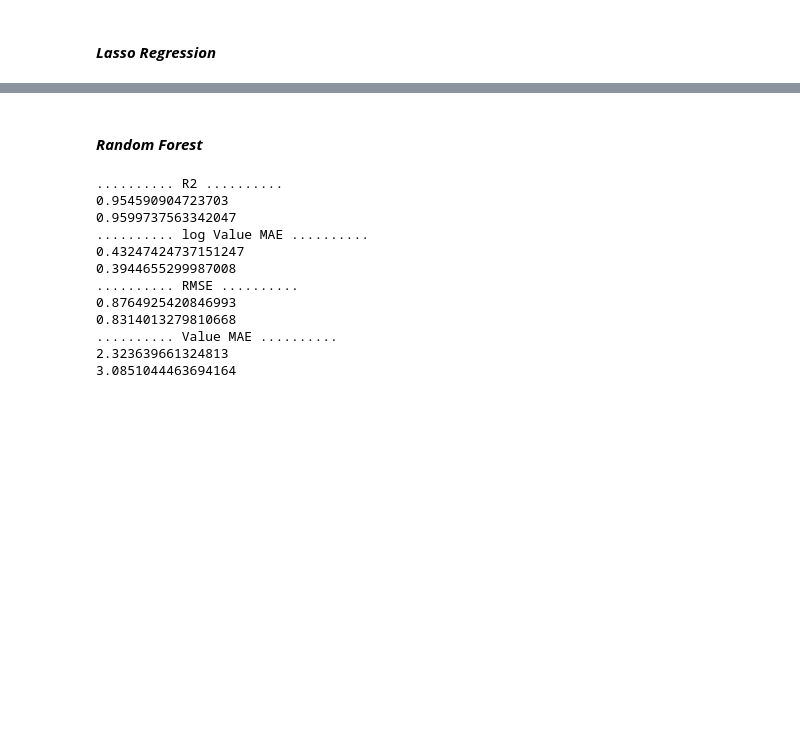
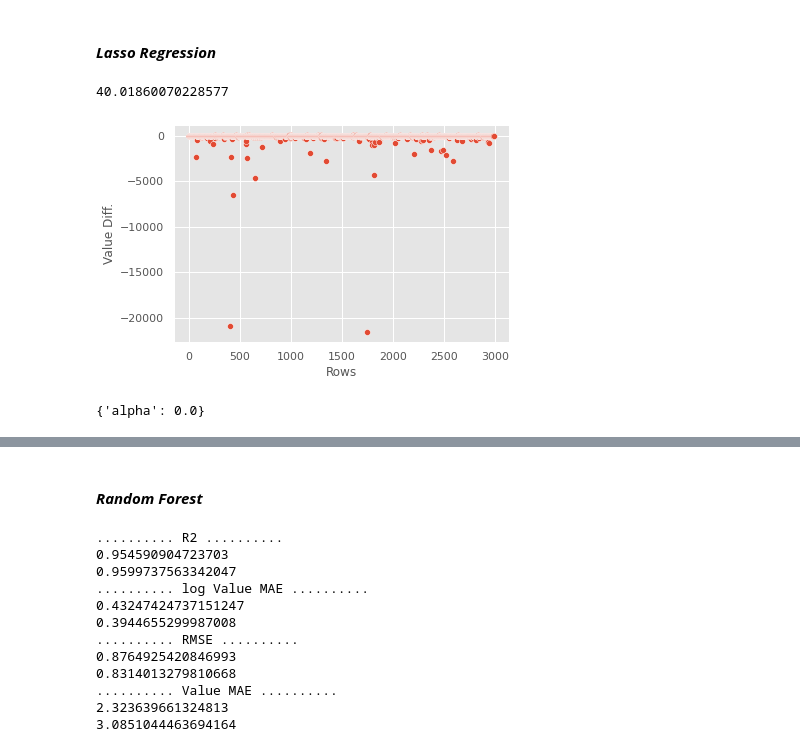
Before and after one commit to shafieiali42/Football-analysis, a Jupyter notebook: SoccerAnalysis.ipynb, the cells around one changed output, grey strips where cells are left out. Cells and saved outputs as stored; diff of their text form; code cells hidden in the pictures; blank space fills up the shorter version.

Commit message:
Add linear regression,lasso,ridge

```diff
--- a/SoccerAnalysis.ipynb
+++ b/SoccerAnalysis.ipynb
@@ -660,2 +755,25 @@ sns.heatmap(train_df.corr(),cmap="seismic",annot=True,vmin=-1,vmax=1)
 # %% [markdown]
 #### ***Lasso Regression***
+# %%
+from sklearn.ensemble import RandomForestRegressor
+import time
+current_time=time.time()
+parameters = {'alpha':np.arange(0,5,0.01)}
+lasso =linear_model.Lasso()
+lasso_GS=GridSearchCV(lasso, parameters,scoring="neg_mean_absolute_error",cv=4,return_train_score=True)
+lasso_GS.fit(X_train,y_train)
+best_lasso_model=lasso_GS.best_estimator_
+y_pred=lasso_GS.best_estimator_.predict(X_test)
+y_pred_value=np.exp(y_pred)
+y_test_value=np.exp(y_test)
+sns.scatterplot(np.arange(y_test_value.shape[0]),y_test_value-y_pred_value)
+plt.xlabel("Rows")
+plt.ylabel("Value Diff.")
+print(time.time()-current_time)
+# %% [output]
+40.01860070228577
+[figure, added]
+# %%
+lasso_GS.best_params_
+# %% [output]
+{'alpha': 0.0}
```
Also changed, not shown: parts of 14 cells of this notebook.
